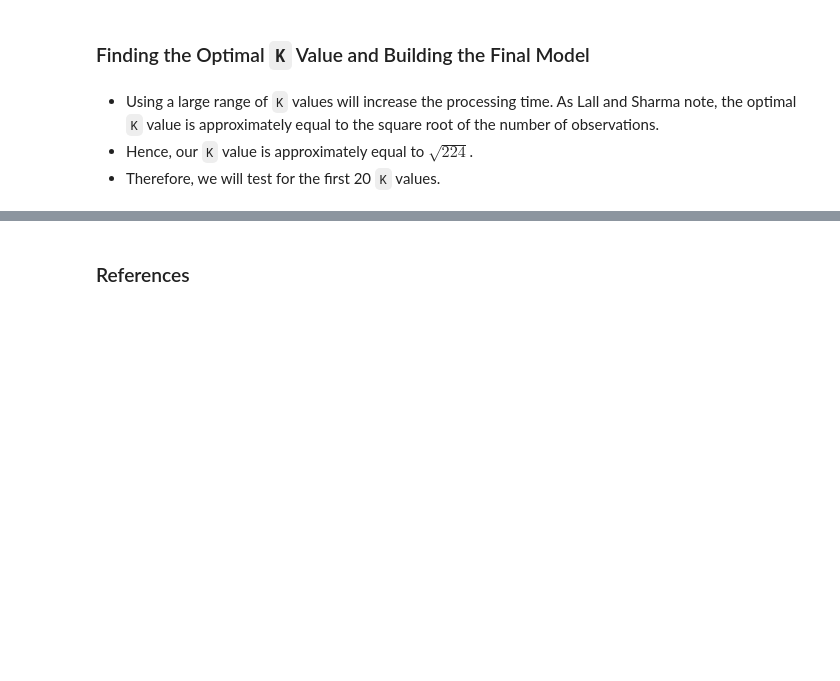
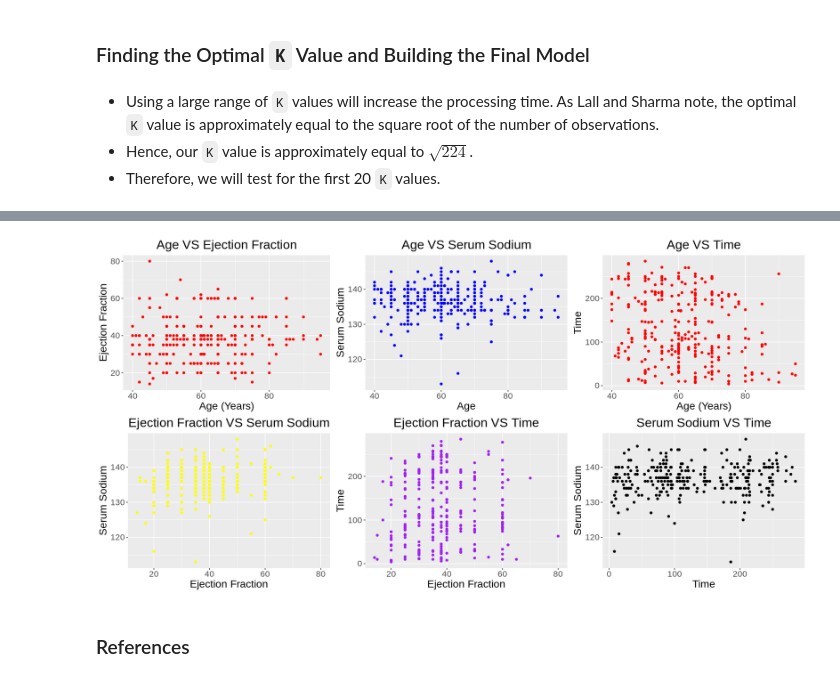
Before and after one commit to pinklily1202/Group-30, a Jupyter notebook: group30.ipynb, the cells around one changed output, grey strips where cells are left out. Cells and saved outputs as stored; diff of their text form; code cells hidden in the pictures; blank space fills up the shorter version.

```diff
--- a/group30.ipynb
+++ b/group30.ipynb
@@ -412,3 +483,52 @@ k_accuracies_plot
+# %%
+options(repr.plot.width = 16, repr.plot.height = 8)
+age_vs_ef <- heart_data |>
+    ggplot(aes(x = age, y = ejection_fraction)) +
+    geom_point(color = "red") +
+    labs(title = "Age VS Ejection Fraction", x = "Age (Years)", y = "Ejection Fraction") +
+    theme(text = element_text(size = 17)) +
+    theme(plot.title = element_text(hjust = 0.5))
+
+age_vs_ss <- heart_data |>
+    ggplot(aes(x = age, y = serum_sodium)) +
+    geom_point(color = "blue") +
+    labs(title = "Age VS Serum Sodium", x = "Age", y = "Serum Sodium") +
+    theme(text = element_text(size = 17)) +
+    theme(plot.title = element_text(hjust = 0.5))
+
+age_vs_time <- heart_data |>
+    ggplot(aes(x = age, y = time)) +
+    geom_point(color = "red") +
+    labs(title = "Age VS Time", x = "Age (Years)", y = "Time") +
+    theme(text = element_text(size = 17)) +
+    theme(plot.title = element_text(hjust = 0.5))
+
+ef_vs_ss <- heart_data |>
+    ggplot(aes(x = ejection_fraction, y = serum_sodium)) +
+    geom_point(color = "yellow") +
+    labs(title = "Ejection Fraction VS Serum Sodium", x = "Ejection Fraction", y = "Serum Sodium") +
+    theme(text = element_text(size = 17)) +
+    theme(plot.title = element_text(hjust = 0.5))
+
+ef_vs_time <- heart_data |>
+    ggplot(aes(x = ejection_fraction, y = time)) +
+    geom_point(color = "purple") +
+    labs(title = "Ejection Fraction VS Time", x = "Ejection Fraction", y = "Time") +
+    theme(text = element_text(size = 17)) +
+    theme(plot.title = element_text(hjust = 0.5))
+
+ss_vs_time <- heart_data |>
+    ggplot(aes(x = time, y = serum_sodium)) +
+    geom_point(color = "black") +
+    labs(title = "Serum Sodium VS Time", x = "Time", y = "Serum Sodium") +
+    theme(text = element_text(size = 17)) +
+    theme(plot.title = element_text(hjust = 0.5))
+
+predictor_relation_plot <- plot_grid(age_vs_ef, age_vs_ss, age_vs_time, ef_vs_ss, ef_vs_time, ss_vs_time, ncol = 3)
+
+predictor_relation_plot
+# %% [output]
+[figure, added]
 # %% [markdown]
 ### References
 # %% [markdown]
```
Also changed, not shown: parts of 18 cells of this notebook.
